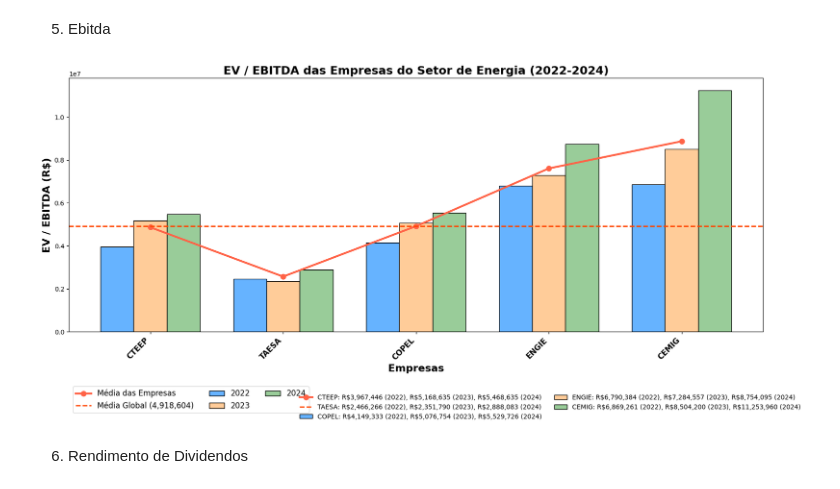
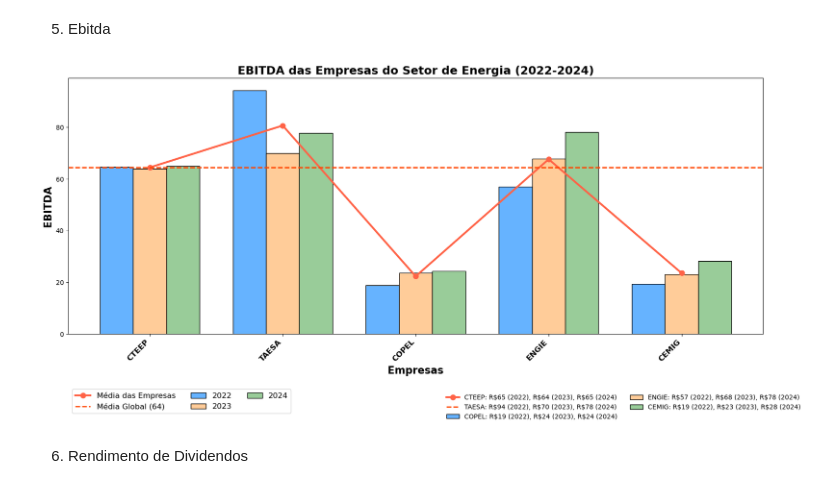
Before and after one commit to isabwllyrr/analise-empresas-imobiliarias, a Jupyter notebook: saladeacoes.ipynb, the cells around one changed output. Saved outputs shown, nothing was run; the diff lists cells and outputs as text; code cells hidden in the pictures.

Commit message:
Update saladeacoes.ipynb
organizando o indicador ebitda do setor de energia.

```diff
--- a/saladeacoes.ipynb
+++ b/saladeacoes.ipynb
@@ -831,16 +831,16 @@ plt.show()
 # %%
 dados = {
     'Empresa': ['CTEEP', 'TAESA', 'COPEL', 'ENGIE', 'CEMIG'],
-    '2022': [3967446, 2466266, 4149333, 6790384, 6869261],
-    '2023': [5168635, 2351790, 5076754, 7284557, 8504200],
-    '2024': [5468635, 2888083, 5529726, 8754095, 11253960],
-    'Média': [4868238.67, 2568783.0, 4918604.0, 7609679.0, 8875807.0]
+    '2022': [64.54, 94.26, 18.92, 57.03, 19.33],
+    '2023': [63.83, 69.97, 23.64, 67.78, 23.08],
+    '2024': [64.88, 77.68, 24.41, 78.03, 28.26],
+    'Média': [64.42, 80.64, 22.32, 67.61, 23.56]
 }
 
 df = pd.DataFrame(dados)
 
 # Média global do setor (dado simbólico original)
-media_global = 4918604.00
+media_global = 64.42
 # %%
 empresas = df['Empresa']
 val_2022 = df['2022']
@@ -854,36 +854,36 @@ x = range(len(empresas))
 
 # Barras por ano
 ax.bar([p - width for p in x], val_2022, width, label='2022', color='#66b3ff', edgecolor='black')
 ax.bar(x, val_2023, width, label='2023', color='#ffcc99', edgecolor='black')
 ax.bar([p + width for p in x], val_2024, width, label='2024', color='#99cc99', edgecolor='black')
 
 # Linha da média individual
 ax.plot(x, media, label='Média das Empresas', color='#ff6347', marker='o', linestyle='-', linewidth=3, markersize=8)
 
 # Linha da média global
 ax.axhline(media_global, color='#ff4500', linestyle='--', linewidth=2, label=f'Média Global ({media_global:,.0f})')
 
 # Títulos e rótulos
 ax.set_xlabel('Empresas', fontsize=16, fontweight='bold')
-ax.set_ylabel('EV / EBITDA (R$)', fontsize=16, fontweight='bold')
-ax.set_title('EV / EBITDA das Empresas do Setor de Energia (2022-2024)', fontsize=18, fontweight='bold')
+ax.set_ylabel('EBITDA', fontsize=16, fontweight='bold')
+ax.set_title('EBITDA das Empresas do Setor de Energia (2022-2024)', fontsize=18, fontweight='bold')
 ax.set_xticks(x)
 ax.set_xticklabels(empresas, rotation=45, ha='right', fontsize=12, fontweight='bold')
 
 # Legenda principal
 ax.legend(fontsize=12, loc='upper left', bbox_to_anchor=(0.0, -0.2), ncol=3)
 
 # Legenda numérica extra
 numbers_legend = [
     f'{empresa}: R${val_2022[i]:,.0f} (2022), R${val_2023[i]:,.0f} (2023), R${val_2024[i]:,.0f} (2024)'
     for i, empresa in enumerate(empresas)
 ]
 fig.legend(numbers_legend, loc='lower right', fontsize=10, frameon=False, bbox_to_anchor=(1.05, 0), ncol=2)
 
 plt.tight_layout()
 plt.show()
 # %% [output]
-[figure, old version]
+[figure, new version]
 # %% [markdown]
 6. Rendimento de Dividendos
 # %%
```
